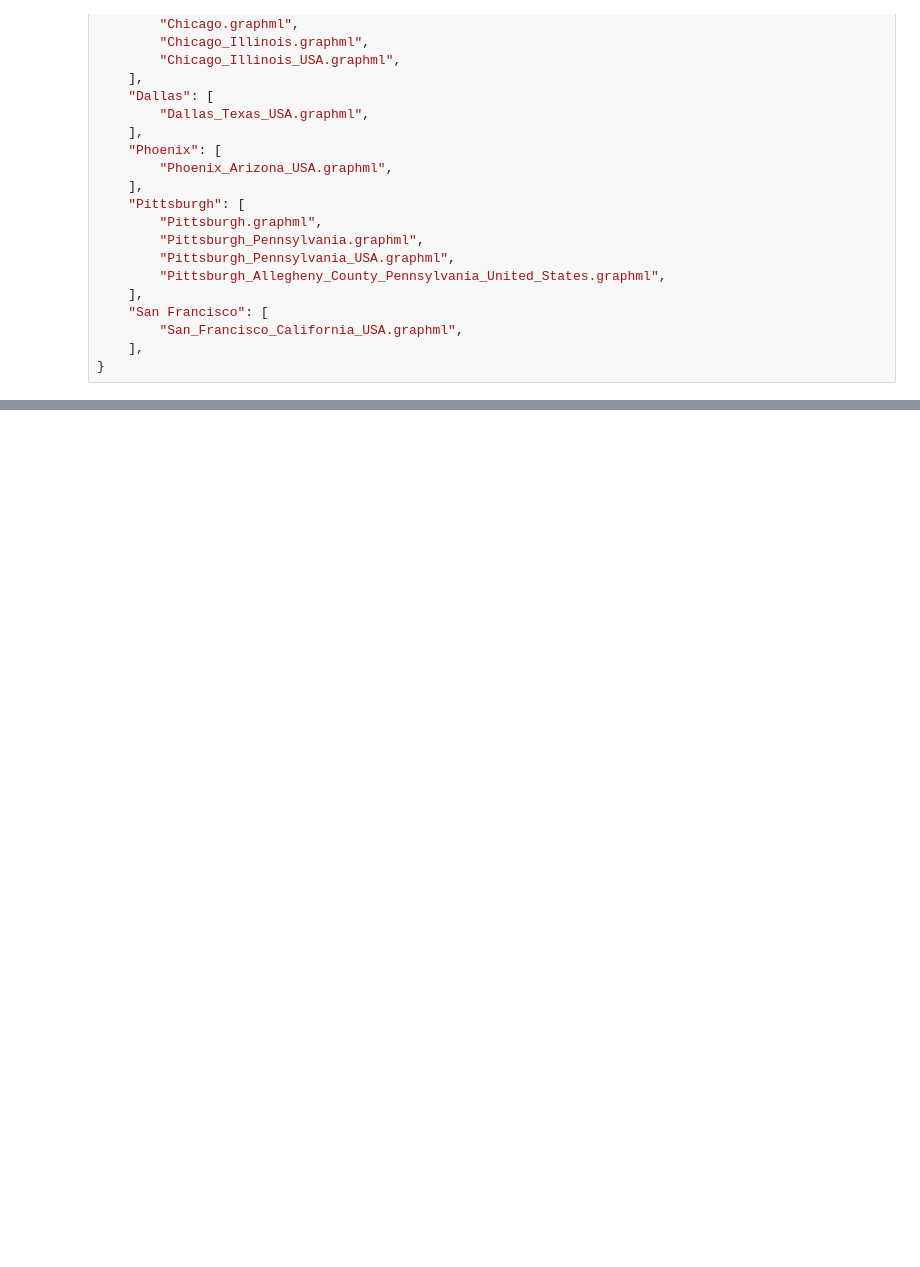
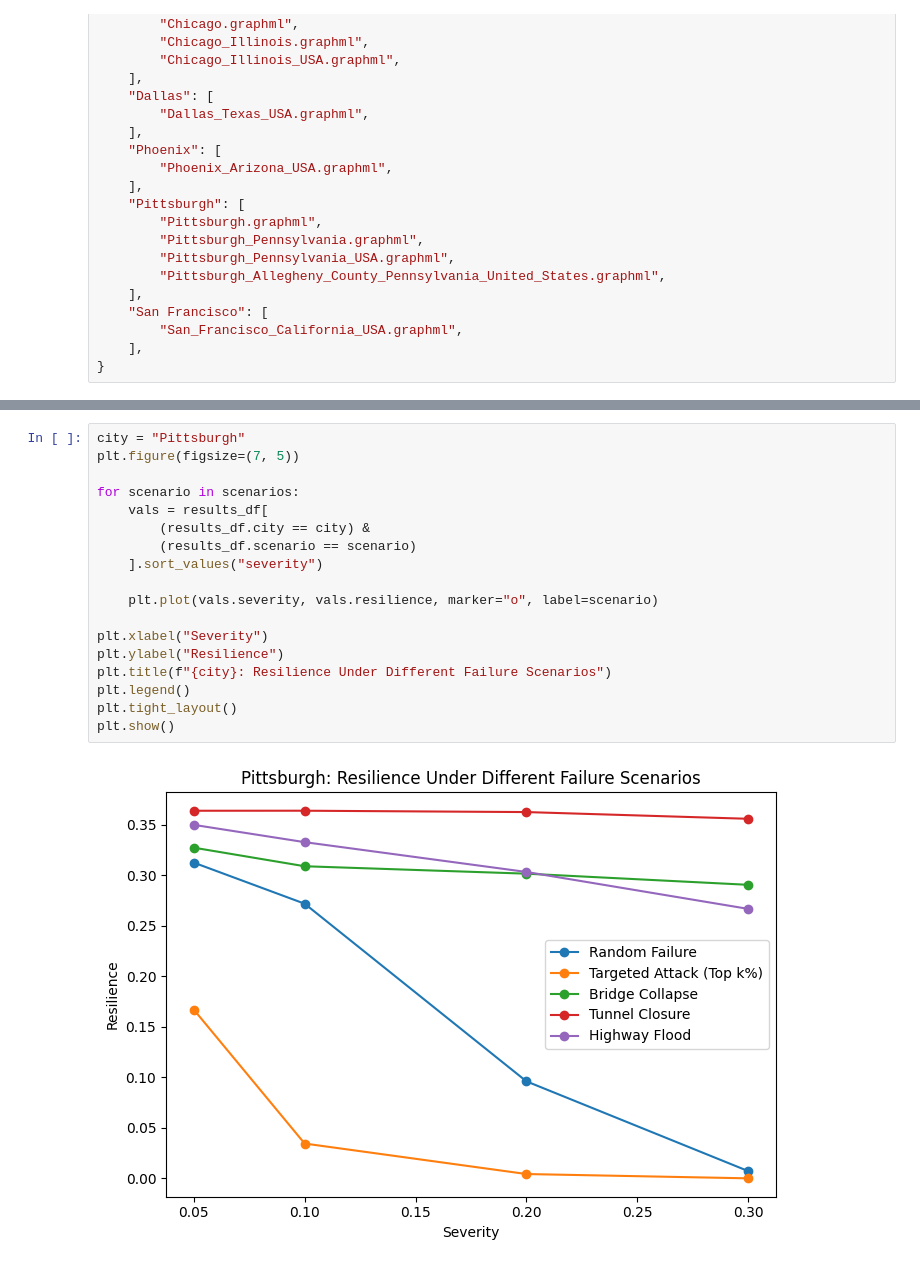
Before and after one commit to surabhi-raghavan/urban-mobility, a Jupyter notebook: backend/urban_resilience/Network.ipynb, the cells around one changed output, grey strips where cells are left out. Cells and saved outputs as stored; diff of their text form; blank space fills up the shorter version.

```diff
--- a/backend/urban_resilience/Network.ipynb
+++ b/backend/urban_resilience/Network.ipynb
@@ -388,0 +287,20 @@ Baseline Network Statistics
+# %%
+city = "Pittsburgh"
+plt.figure(figsize=(7, 5))
+
+for scenario in scenarios:
+    vals = results_df[
+        (results_df.city == city) &
+        (results_df.scenario == scenario)
+    ].sort_values("severity")
+
+    plt.plot(vals.severity, vals.resilience, marker="o", label=scenario)
+
+plt.xlabel("Severity")
+plt.ylabel("Resilience")
+plt.title(f"{city}: Resilience Under Different Failure Scenarios")
+plt.legend()
+plt.tight_layout()
+plt.show()
+# %% [output]
+[figure, added]
```
Also changed, not shown: parts of 13 cells of this notebook, 2 other files.
